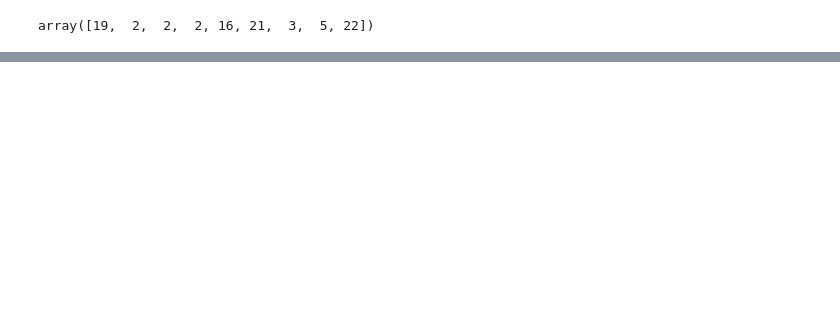
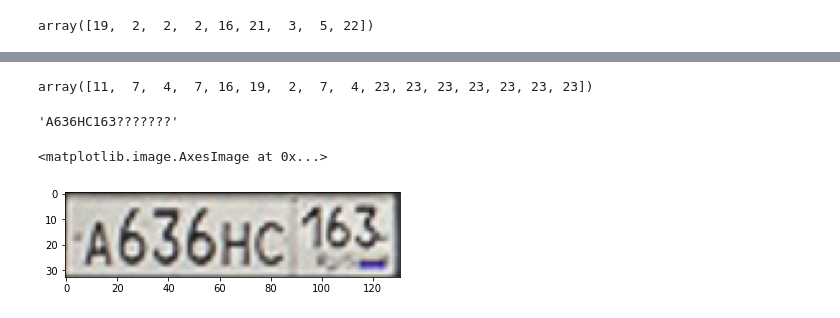
Before and after one commit to pavell3333/car_num, a Jupyter notebook: car_num.ipynb, the cells around one changed output, grey strips where cells are left out. Saved outputs shown, nothing was run; the diff lists cells and outputs as text; code cells hidden in the pictures; blank space fills up the shorter version.

```diff
--- a/car_num.ipynb
+++ b/car_num.ipynb
@@ -484,0 +530,13 @@ history = model2.fit_generator(num_generator(ann_dir, batch_size),
+# %%
+np.argmax(nnn[0], axis = 1)
+# %% [output]
+array([11,  7,  4,  7, 16, 19,  2,  7,  4, 23, 23, 23, 23, 23, 23, 23])
+# %%
+tensor_to_num(np.argmax(nnn[0], axis = 1))
+# %% [output]
+'A636HC163???????'
+# %%
+plt.imshow(num_array[9])
+# %% [output]
+<matplotlib.image.AxesImage at 0x...>
+[figure, added]
```
Also changed, not shown: parts of 19 cells of this notebook.
